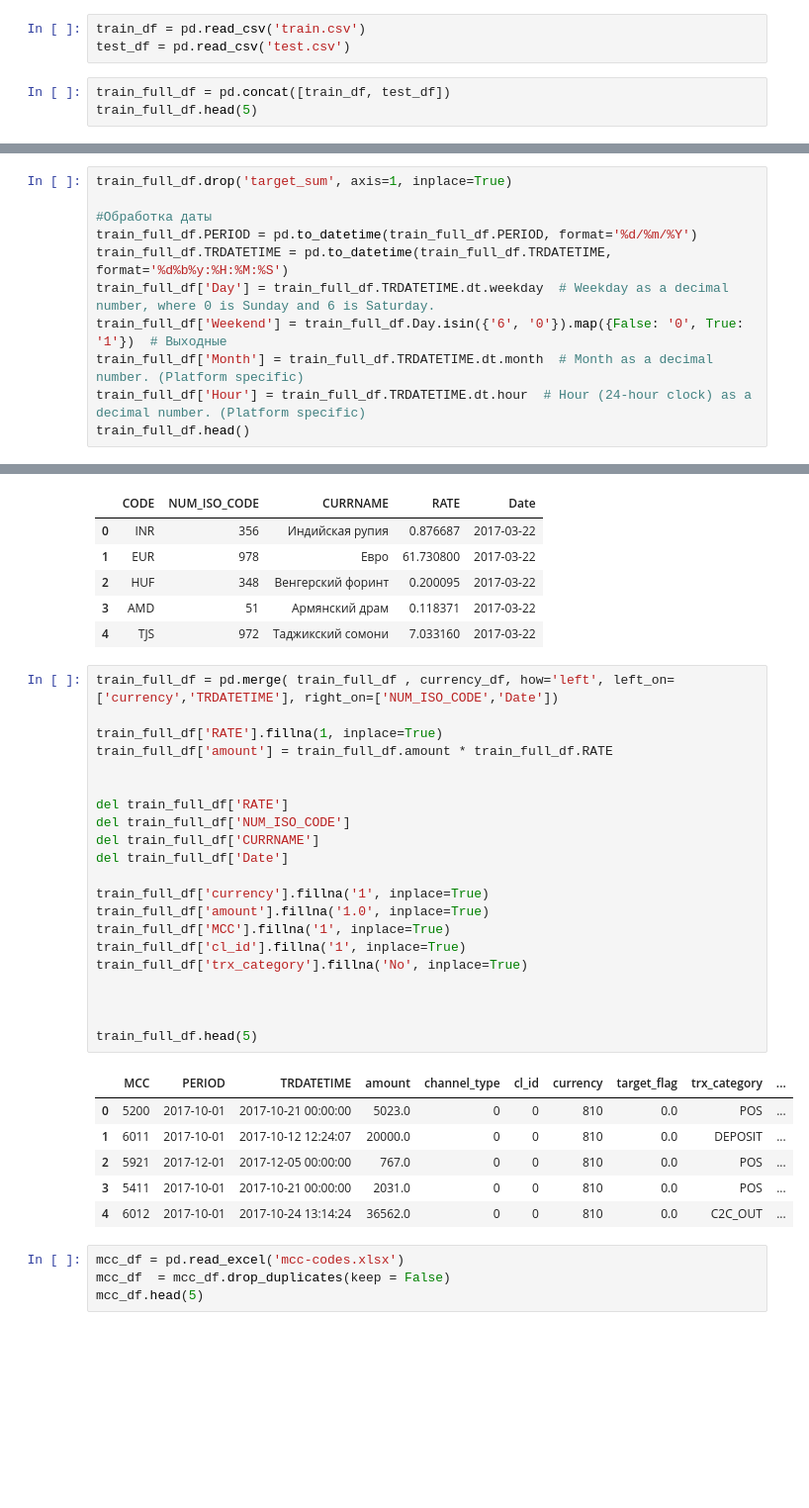
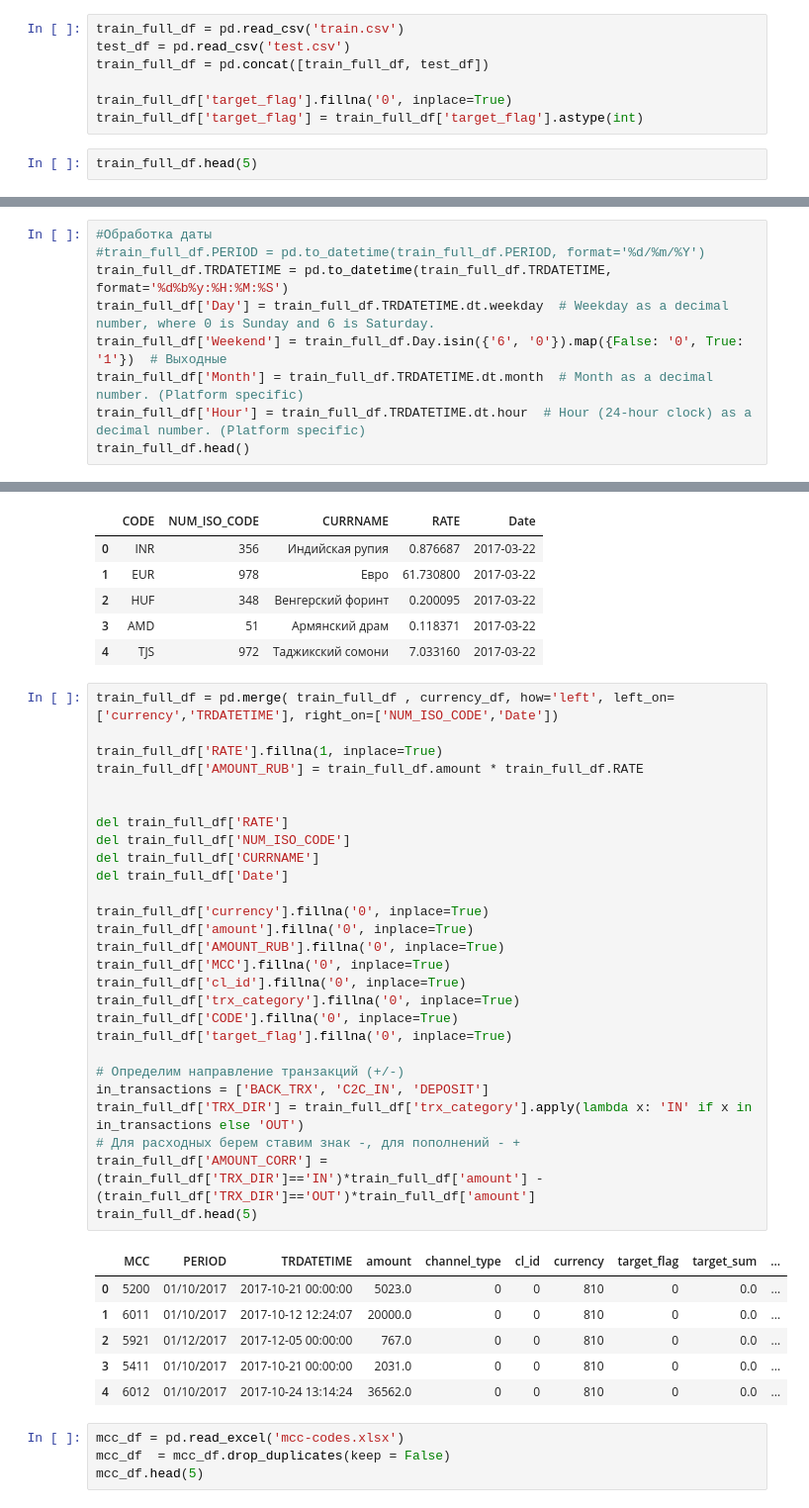
Before and after one commit to dkanunnikov/netology, a Jupyter notebook: DZ3.3_decomposition/decomposition.ipynb, the cells around one changed output, grey strips where cells are left out. Shown at 99% size. Cells and saved outputs as stored; diff of their text form; blank space fills up the shorter version.

```diff
--- a/DZ3.3_decomposition/decomposition.ipynb
+++ b/DZ3.3_decomposition/decomposition.ipynb
@@ -74,10 +65,13 @@ def calc_auc(y, y_pred, plot_label='', prin=True):
 # %% [markdown]
 # Обработка данных
 # %%
-train_df = pd.read_csv('train.csv')
+train_full_df = pd.read_csv('train.csv')
 test_df = pd.read_csv('test.csv')
+train_full_df = pd.concat([train_full_df, test_df])
+
+train_full_df['target_flag'].fillna('0', inplace=True)
+train_full_df['target_flag'] = train_full_df['target_flag'].astype(int)
 # %%
-train_full_df = pd.concat([train_df, test_df])
 train_full_df.head(5)
 # %% [output]
 |  | MCC | PERIOD | TRDATETIME | amount | channel_type | cl_id | currency | target_flag | target_sum | ... |
@@ -89,10 +83,8 @@ train_full_df.head(5)
 # %% [markdown]
 ## Парсинг даты
 # %%
-train_full_df.drop('target_sum', axis=1, inplace=True)
-
 #Обработка даты
-train_full_df.PERIOD = pd.to_datetime(train_full_df.PERIOD, format='%d/%m/%Y')
+#train_full_df.PERIOD = pd.to_datetime(train_full_df.PERIOD, format='%d/%m/%Y')
 train_full_df.TRDATETIME = pd.to_datetime(train_full_df.TRDATETIME, format='%d%b%y:%H:%M:%S')
 train_full_df['Day'] = train_full_df.TRDATETIME.dt.weekday  # Weekday as a decimal number, where 0 is Sunday and 6 is Saturday.
 train_full_df['Weekend'] = train_full_df.Day.isin({'6', '0'}).map({False: '0', True: '1'})  # Выходные
@@ -194,31 +186,37 @@ currency_df.head()
 # %%
 train_full_df = pd.merge( train_full_df , currency_df, how='left', left_on=['currency','TRDATETIME'], right_on=['NUM_ISO_CODE','Date'])
 
 train_full_df['RATE'].fillna(1, inplace=True)
-train_full_df['amount'] = train_full_df.amount * train_full_df.RATE
+train_full_df['AMOUNT_RUB'] = train_full_df.amount * train_full_df.RATE
 
 
 del train_full_df['RATE']
 del train_full_df['NUM_ISO_CODE']
 del train_full_df['CURRNAME']
 del train_full_df['Date']
 
-train_full_df['currency'].fillna('1', inplace=True)
-train_full_df['amount'].fillna('1.0', inplace=True)
-train_full_df['MCC'].fillna('1', inplace=True)
-train_full_df['cl_id'].fillna('1', inplace=True)
-train_full_df['trx_category'].fillna('No', inplace=True)
+train_full_df['currency'].fillna('0', inplace=True)
+train_full_df['amount'].fillna('0', inplace=True)
+train_full_df['AMOUNT_RUB'].fillna('0', inplace=True)
+train_full_df['MCC'].fillna('0', inplace=True)
+train_full_df['cl_id'].fillna('0', inplace=True)
+train_full_df['trx_category'].fillna('0', inplace=True)
+train_full_df['CODE'].fillna('0', inplace=True)
+train_full_df['target_flag'].fillna('0', inplace=True)
 
-
-
+# Определим направление транзакций (+/-)
+in_transactions = ['BACK_TRX', 'C2C_IN', 'DEPOSIT']
+train_full_df['TRX_DIR'] = train_full_df['trx_category'].apply(lambda x: 'IN' if x in in_transactions else 'OUT')
+# Для расходных берем ставим знак -, для пополнений - +
+train_full_df['AMOUNT_CORR'] = (train_full_df['TRX_DIR']=='IN')*train_full_df['amount'] - (train_full_df['TRX_DIR']=='OUT')*train_full_df['amount']
 train_full_df.head(5)
 # %% [output]
-|  | MCC | PERIOD | TRDATETIME | amount | channel_type | cl_id | currency | target_flag | trx_category | ... |
-| 0 | 5200 | 2017-10-01 | 2017-10-21 00:00:00 | 5023.0 | 0 | 0 | 810 | 0.0 | POS | ... |
-| 1 | 6011 | 2017-10-01 | 2017-10-12 12:24:07 | 20000.0 | 0 | 0 | 810 | 0.0 | DEPOSIT | ... |
-| 2 | 5921 | 2017-12-01 | 2017-12-05 00:00:00 | 767.0 | 0 | 0 | 810 | 0.0 | POS | ... |
-| 3 | 5411 | 2017-10-01 | 2017-10-21 00:00:00 | 2031.0 | 0 | 0 | 810 | 0.0 | POS | ... |
-| 4 | 6012 | 2017-10-01 | 2017-10-24 13:14:24 | 36562.0 | 0 | 0 | 810 | 0.0 | C2C_OUT | ... |
+|  | MCC | PERIOD | TRDATETIME | amount | channel_type | cl_id | currency | target_flag | target_sum | ... |
+| 0 | 5200 | 01/10/2017 | 2017-10-21 00:00:00 | 5023.0 | 0 | 0 | 810 | 0 | 0.0 | ... |
+| 1 | 6011 | 01/10/2017 | 2017-10-12 12:24:07 | 20000.0 | 0 | 0 | 810 | 0 | 0.0 | ... |
+| 2 | 5921 | 01/12/2017 | 2017-12-05 00:00:00 | 767.0 | 0 | 0 | 810 | 0 | 0.0 | ... |
+| 3 | 5411 | 01/10/2017 | 2017-10-21 00:00:00 | 2031.0 | 0 | 0 | 810 | 0 | 0.0 | ... |
+| 4 | 6012 | 01/10/2017 | 2017-10-24 13:14:24 | 36562.0 | 0 | 0 | 810 | 0 | 0.0 | ... |
 # %%
 mcc_df = pd.read_excel('mcc-codes.xlsx')
 mcc_df  = mcc_df.drop_duplicates(keep = False)
```
Also changed, not shown: parts of 34 cells of this notebook.
